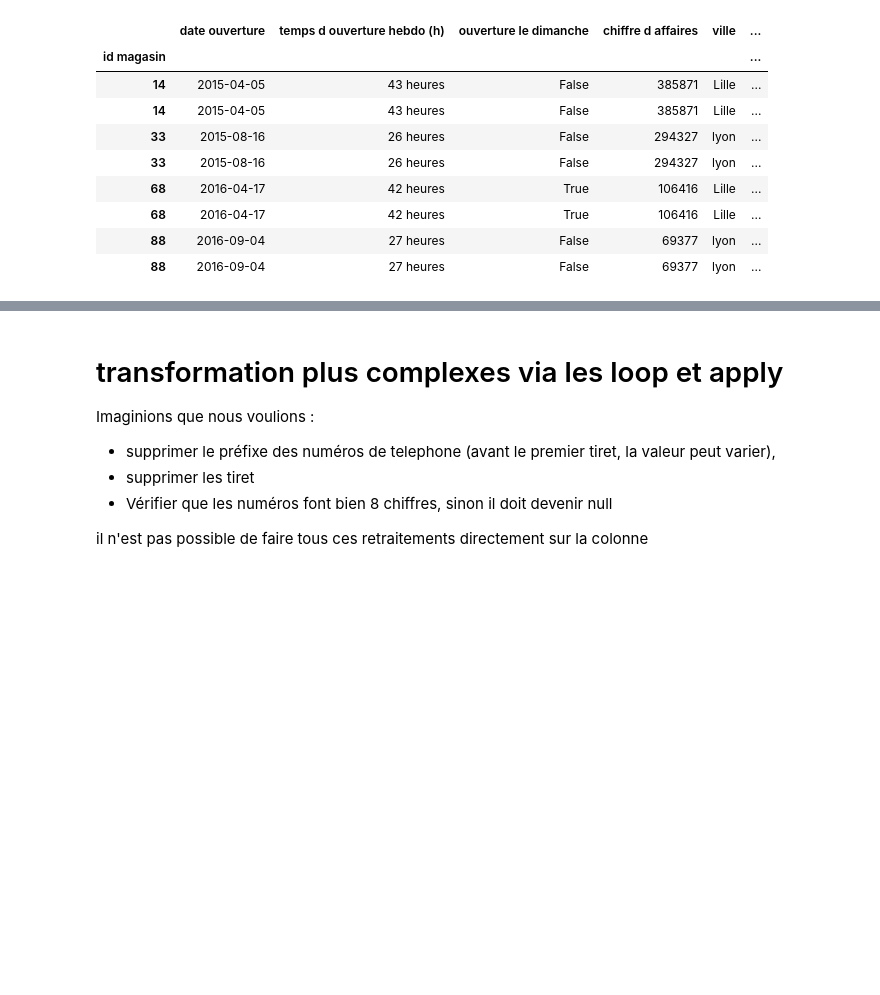
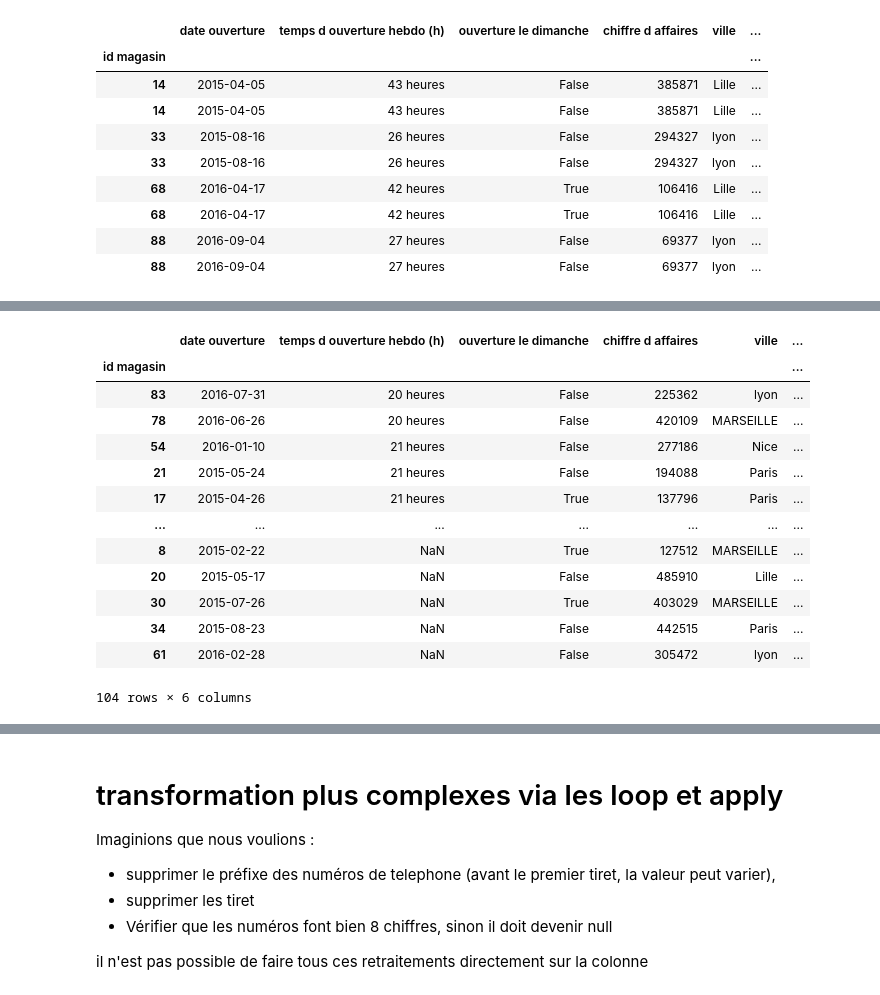
Before and after one commit to nevillemakoyi/Pandas_basic, a Jupyter notebook: notebooks/3 - data cleaning avec pandas - cours - élève.ipynb, the cells around one changed output, grey strips where cells are left out. Drawn from its saved outputs; the diff is of its cells as text; code cells hidden in the pictures; blank space fills up the shorter version.

```diff
--- a/notebooks/3 - data cleaning avec pandas - cours - élève.ipynb
+++ b/notebooks/3 - data cleaning avec pandas - cours - élève.ipynb
@@ -494,0 +542,17 @@ data_wp.loc[[14,33,68,88]]
+# %%
+data_wp.sort_values(by='temps d ouverture hebdo (h)')
+# %% [output]
+|  | date ouverture | temps d ouverture hebdo (h) | ouverture le dimanche | chiffre d affaires | ville | ... |
+| id magasin |  |  |  |  |  | ... |
+| 83 | 2016-07-31 | 20 heures | False | 225362 | lyon | ... |
+| 78 | 2016-06-26 | 20 heures | False | 420109 | MARSEILLE | ... |
+| 54 | 2016-01-10 | 21 heures | False | 277186 | Nice | ... |
+| 21 | 2015-05-24 | 21 heures | False | 194088 | Paris | ... |
+| 17 | 2015-04-26 | 21 heures | True | 137796 | Paris | ... |
+| ... | ... | ... | ... | ... | ... | ... |
+| 8 | 2015-02-22 | NaN | True | 127512 | MARSEILLE | ... |
+| 20 | 2015-05-17 | NaN | False | 485910 | Lille | ... |
+| 30 | 2015-07-26 | NaN | True | 403029 | MARSEILLE | ... |
+| 34 | 2015-08-23 | NaN | False | 442515 | Paris | ... |
+| 61 | 2016-02-28 | NaN | False | 305472 | lyon | ... |
+104 rows × 6 columns
```
Also changed, not shown: parts of 8 cells of this notebook.
